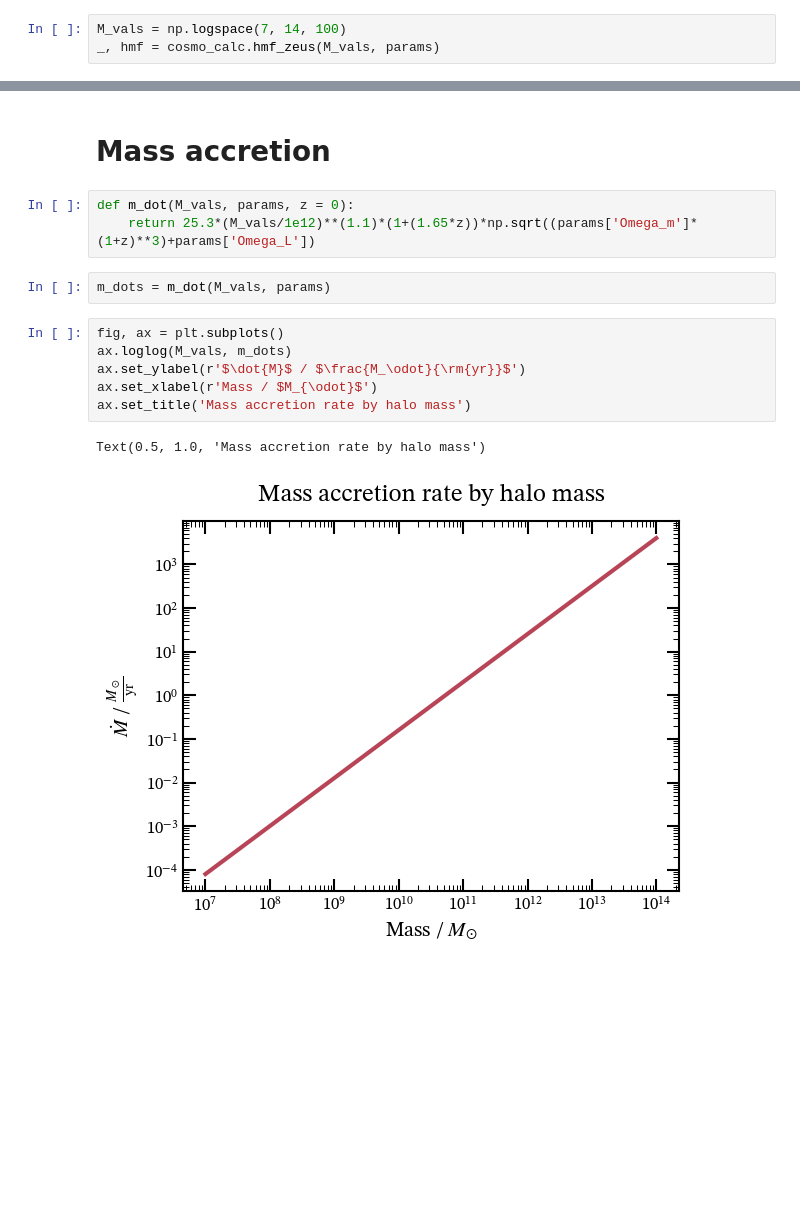
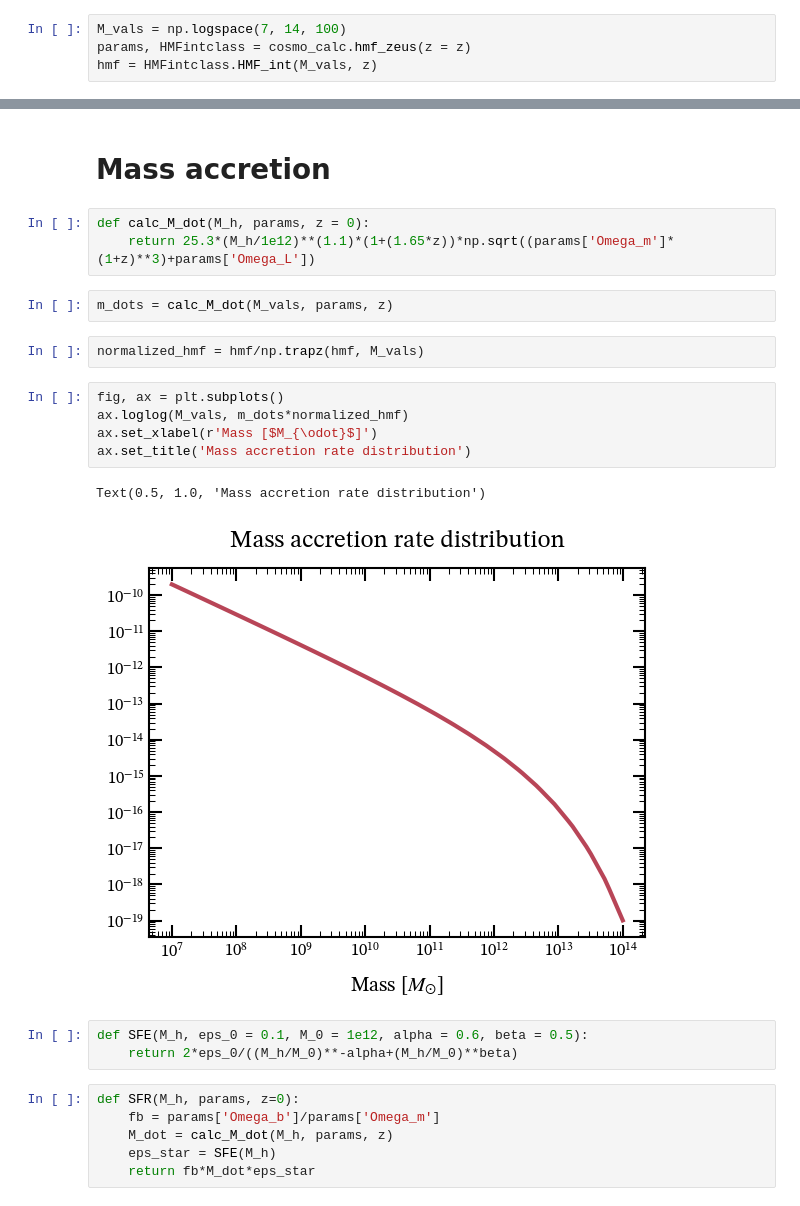
Before and after one commit to ebregou/modeling_stochasticity, a Jupyter notebook: notebooks/UVLF.ipynb, the cells around one changed output, grey strips where cells are left out. Drawn from its saved outputs; the diff is of its cells as text; blank space fills up the shorter version.

```diff
--- a/notebooks/UVLF.ipynb
+++ b/notebooks/UVLF.ipynb
@@ -17,4 +13,5 @@ params = cosmo_calc.get_params()
 # HMF
 # %%
 M_vals = np.logspace(7, 14, 100)
-_, hmf = cosmo_calc.hmf_zeus(M_vals, params)
+params, HMFintclass = cosmo_calc.hmf_zeus(z = z)
+hmf = HMFintclass.HMF_int(M_vals, z)
@@ -32,16 +34,26 @@ Text(0.5, 1.0, 'HMF from Zeus21')
 # %% [markdown]
 # Mass accretion
 # %%
-def m_dot(M_vals, params, z = 0):
-    return 25.3*(M_vals/1e12)**(1.1)*(1+(1.65*z))*np.sqrt((params['Omega_m']*(1+z)**3)+params['Omega_L'])
+def calc_M_dot(M_h, params, z = 0):
+    return 25.3*(M_h/1e12)**(1.1)*(1+(1.65*z))*np.sqrt((params['Omega_m']*(1+z)**3)+params['Omega_L'])
 # %%
-m_dots = m_dot(M_vals, params)
+m_dots = calc_M_dot(M_vals, params, z)
+# %%
+normalized_hmf = hmf/np.trapz(hmf, M_vals)
 # %%
 fig, ax = plt.subplots()
-ax.loglog(M_vals, m_dots)
-ax.set_ylabel(r'$\dot{M}$ / $\frac{M_\odot}{\rm{yr}}$')
-ax.set_xlabel(r'Mass / $M_{\odot}$')
-ax.set_title('Mass accretion rate by halo mass')
+ax.loglog(M_vals, m_dots*normalized_hmf)
+ax.set_xlabel(r'Mass [$M_{\odot}$]')
+ax.set_title('Mass accretion rate distribution')
 # %% [output]
-Text(0.5, 1.0, 'Mass accretion rate by halo mass')
+Text(0.5, 1.0, 'Mass accretion rate distribution')
-[figure, old version]
+[figure, new version]
+# %%
+def SFE(M_h, eps_0 = 0.1, M_0 = 1e12, alpha = 0.6, beta = 0.5):
+    return 2*eps_0/((M_h/M_0)**-alpha+(M_h/M_0)**beta)
+# %%
+def SFR(M_h, params, z=0):
+    fb = params['Omega_b']/params['Omega_m']
+    M_dot = calc_M_dot(M_h, params, z)
+    eps_star = SFE(M_h)
+    return fb*M_dot*eps_star
```
Also changed, not shown: parts of 7 cells of this notebook, 3 other files.
